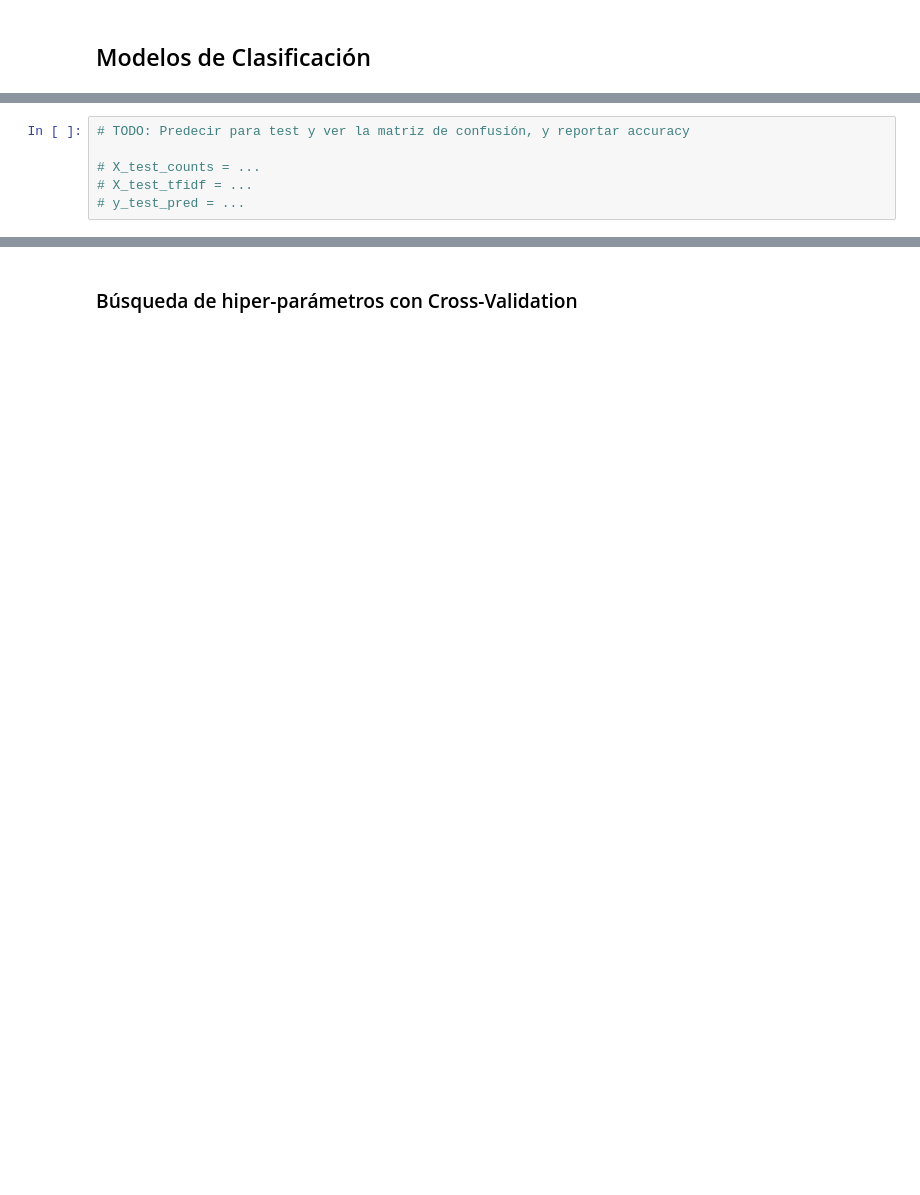
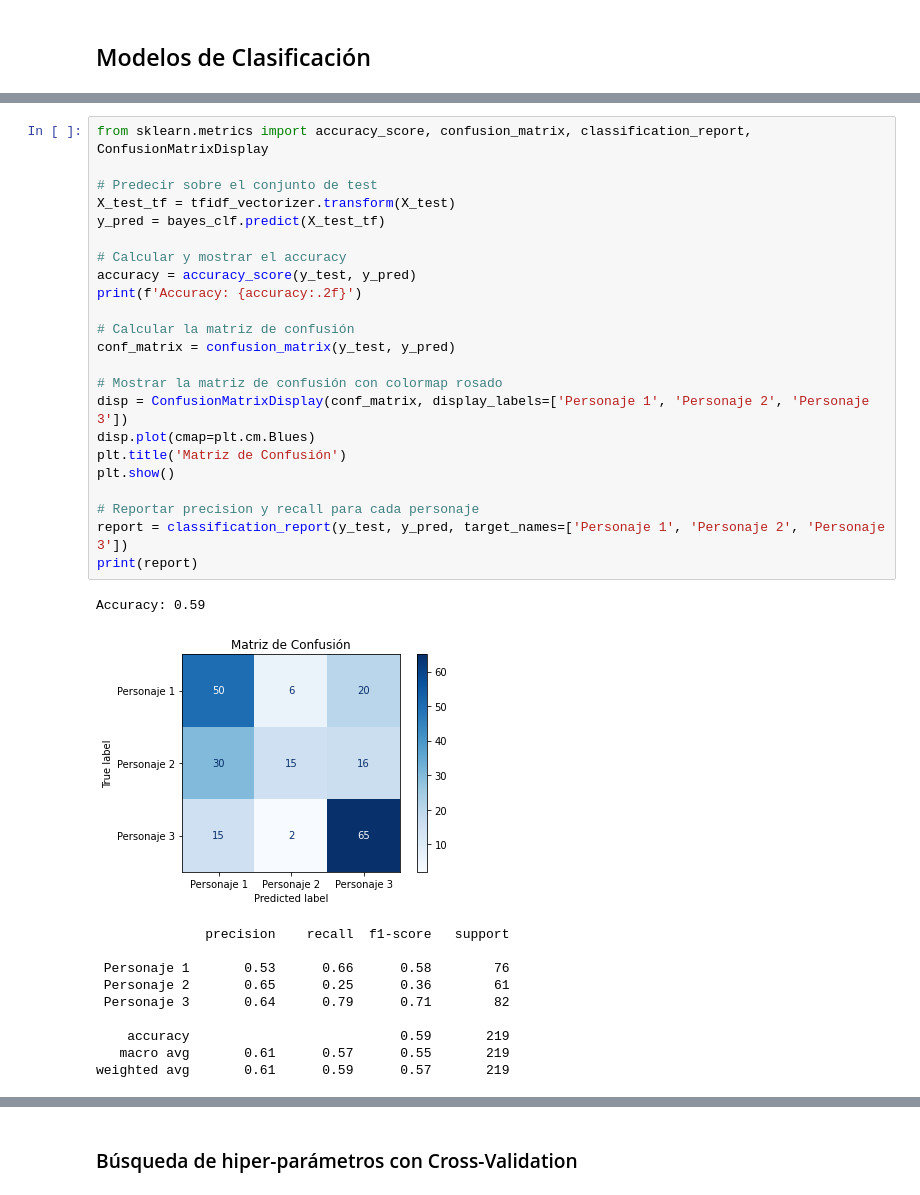
Before and after one commit to AlinaMendez/intro-cd, a Jupyter notebook: Tarea_2/shakespeare_tarea_2.ipynb, the cells around one changed output, grey strips where cells are left out. Saved outputs shown, nothing was run; the diff lists cells and outputs as text; blank space fills up the shorter version.

```diff
--- a/Tarea_2/shakespeare_tarea_2.ipynb
+++ b/Tarea_2/shakespeare_tarea_2.ipynb
@@ -256,6 +327,35 @@ get_accuracy(y_train, y_pred_train)
-# %%
-# TODO: Predecir para test y ver la matriz de confusión, y reportar accuracy
-
-# X_test_counts = ...
-# X_test_tfidf = ...
-# y_test_pred = ...
+# %%
+from sklearn.metrics import accuracy_score, confusion_matrix, classification_report, ConfusionMatrixDisplay
+
+# Predecir sobre el conjunto de test
+X_test_tf = tfidf_vectorizer.transform(X_test)
+y_pred = bayes_clf.predict(X_test_tf)
+
+# Calcular y mostrar el accuracy
+accuracy = accuracy_score(y_test, y_pred)
+print(f'Accuracy: {accuracy:.2f}')
+
+# Calcular la matriz de confusión
+conf_matrix = confusion_matrix(y_test, y_pred)
+
+# Mostrar la matriz de confusión con colormap rosado
+disp = ConfusionMatrixDisplay(conf_matrix, display_labels=['Personaje 1', 'Personaje 2', 'Personaje 3'])
+disp.plot(cmap=plt.cm.Blues)
+plt.title('Matriz de Confusión')
+plt.show()
+
+# Reportar precision y recall para cada personaje
+report = classification_report(y_test, y_pred, target_names=['Personaje 1', 'Personaje 2', 'Personaje 3'])
+print(report)
+# %% [output]
+Accuracy: 0.59
+[figure, added]
+              precision    recall  f1-score   support
+
+ Personaje 1       0.53      0.66      0.58        76
+ Personaje 2       0.65      0.25      0.36        61
+ Personaje 3       0.64      0.79      0.71        82
+
+    accuracy                           0.59       219
+   macro avg       0.61      0.57      0.55       219
+weighted avg       0.61      0.59      0.57       219
```
Also changed, not shown: parts of 21 cells of this notebook.
